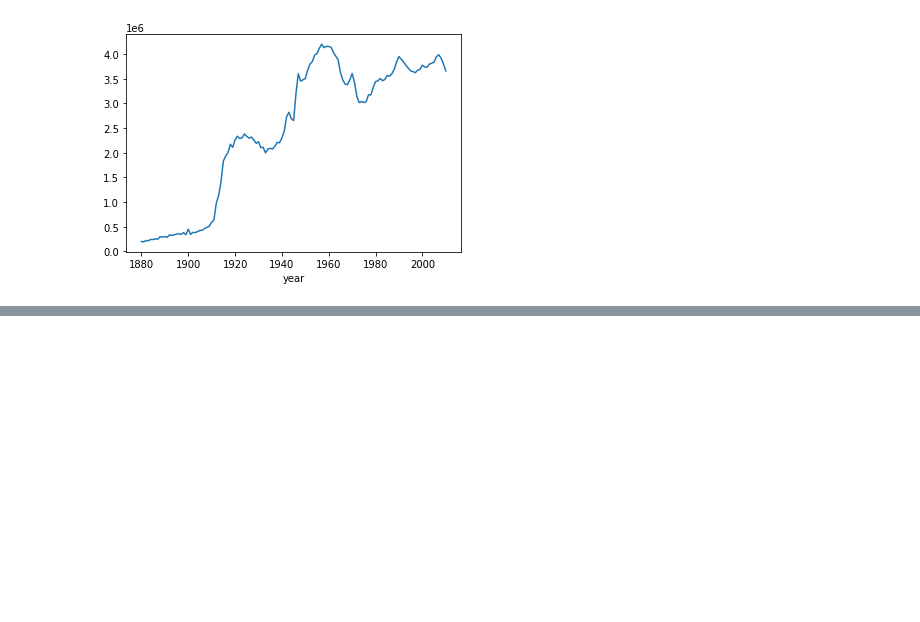
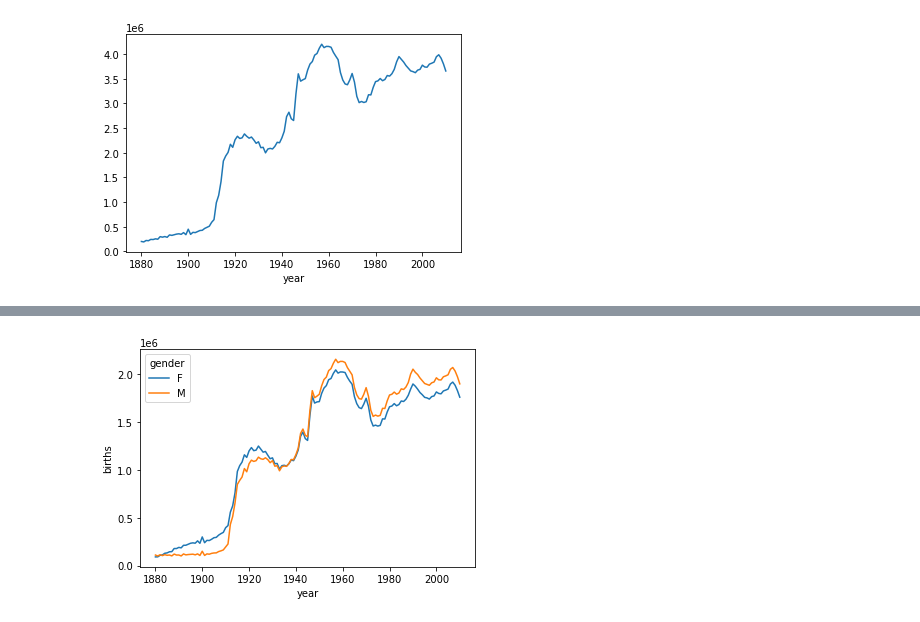
Before and after one commit to esn73/lab_python, a Jupyter notebook: py24_yob.ipynb, the cells around one changed output, grey strips where cells are left out. Cells and saved outputs as stored; diff of their text form; code cells hidden in the pictures; blank space fills up the shorter version.

```diff
--- a/py24_yob.ipynb
+++ b/py24_yob.ipynb
@@ -180,0 +206,4 @@ plt.show()
+# %%
+# Series 또는 DataFrame의 index(인덱스)를 DataFrame의 컬럼으로 변환.
+df_by_year_gender = by_year_gender.reset_index()
+df_by_year_gender
@@ -180,0 +224,5 @@ plt.show()
+# %%
+sns.lineplot(x='year', y='births', hue='gender', data=df_by_year_gender)
+plt.show()
+# %% [output]
+[figure, added]
```
Also changed, not shown: parts of 4 cells of this notebook.
